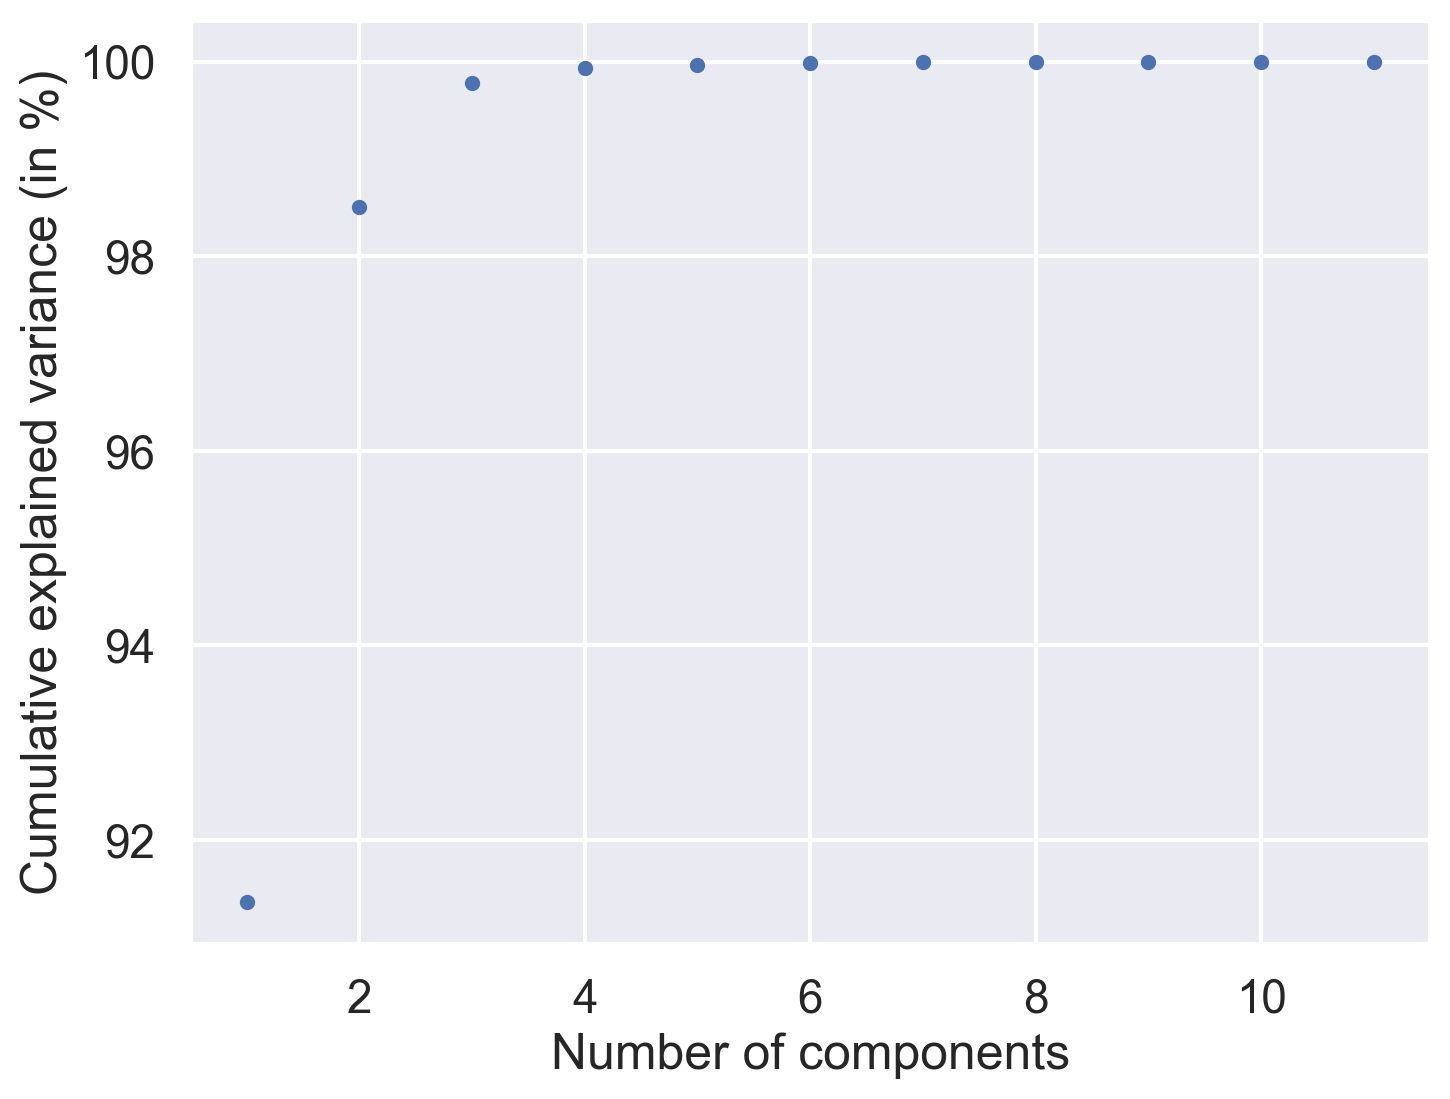
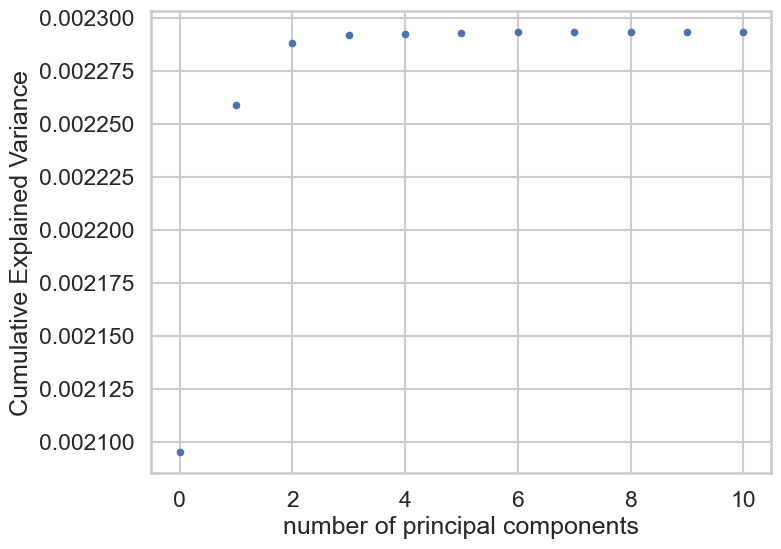
The change to this notebook cell's code, shown as a diff; its figure went from the first image to the second:
--- before
+++ after
@@ -1,5 +1,5 @@
 fig, ax = plt.subplots()
-ax.plot(#TODO, #TODO, ".")
-#TODO
-#TODO
+ax.plot(np.arange(len(explained_variance)), np.cumsum(explained_variance), ".")
+ax.set_xlabel("number of principal components")
+ax.set_ylabel("Cumulative Explained Variance")
 plt.show()

Commit: homework updated